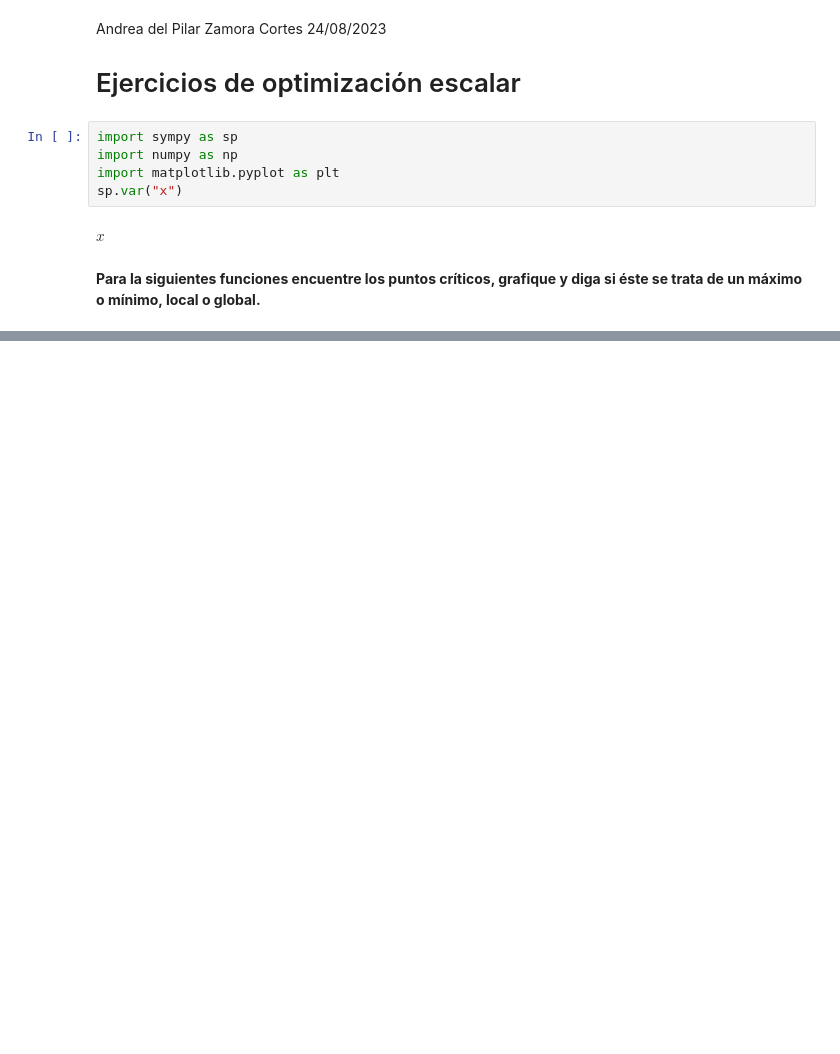
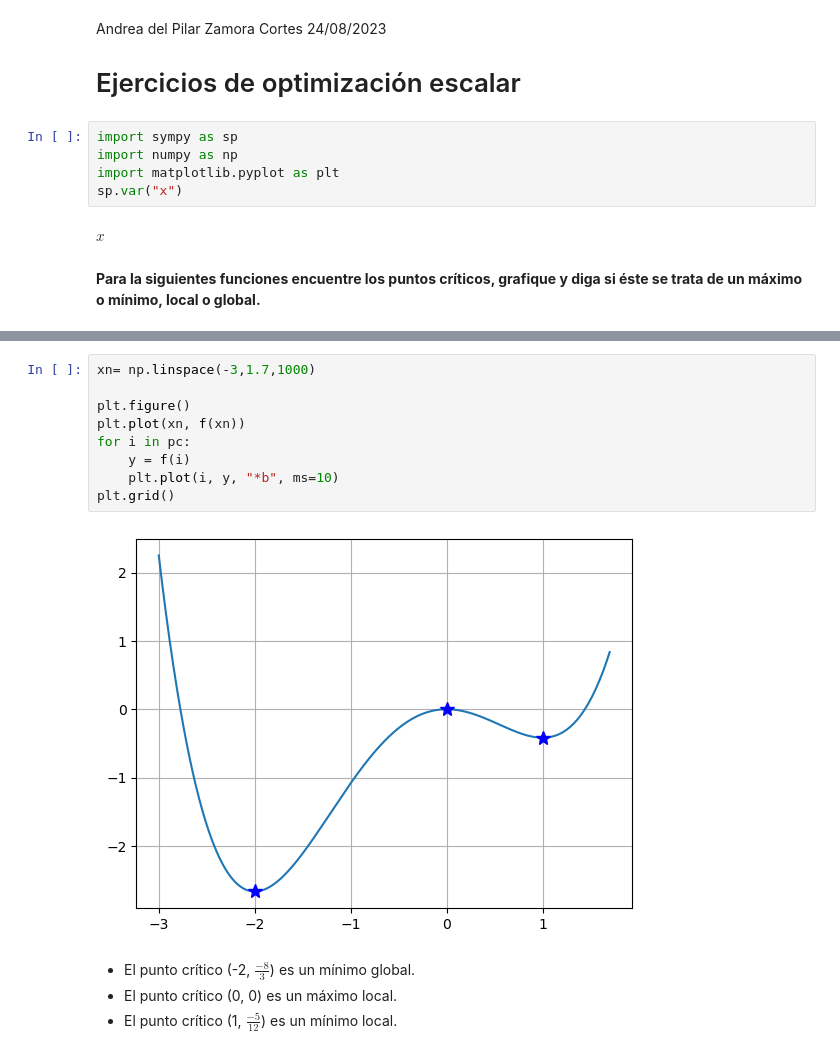
Before and after one commit to AndreaZamora5838/A01---Python-, a Jupyter notebook: A02 - Sympy.ipynb, the cells around one changed output, grey strips where cells are left out. Saved outputs shown, nothing was run; the diff lists cells and outputs as text; blank space fills up the shorter version.

```diff
--- a/A02 - Sympy.ipynb
+++ b/A02 - Sympy.ipynb
@@ -98,0 +116,15 @@ Disponemos de una barra de aluminio de 6 metros para construir una portería de
+# %%
+xn= np.linspace(-3,1.7,1000)
+
+plt.figure()
+plt.plot(xn, f(xn))
+for i in pc:
+    y = f(i)
+    plt.plot(i, y, "*b", ms=10)
+plt.grid()
+# %% [output]
+[figure, added]
+# %% [markdown]
+- El punto crítico (-2, $\frac{-8}{3}$) es un mínimo global.
+- El punto crítico (0, 0) es un máximo local.
+- El punto crítico (1, $\frac{-5}{12}$) es un mínimo local.
```
Also changed, not shown: parts of 54 cells of this notebook.
